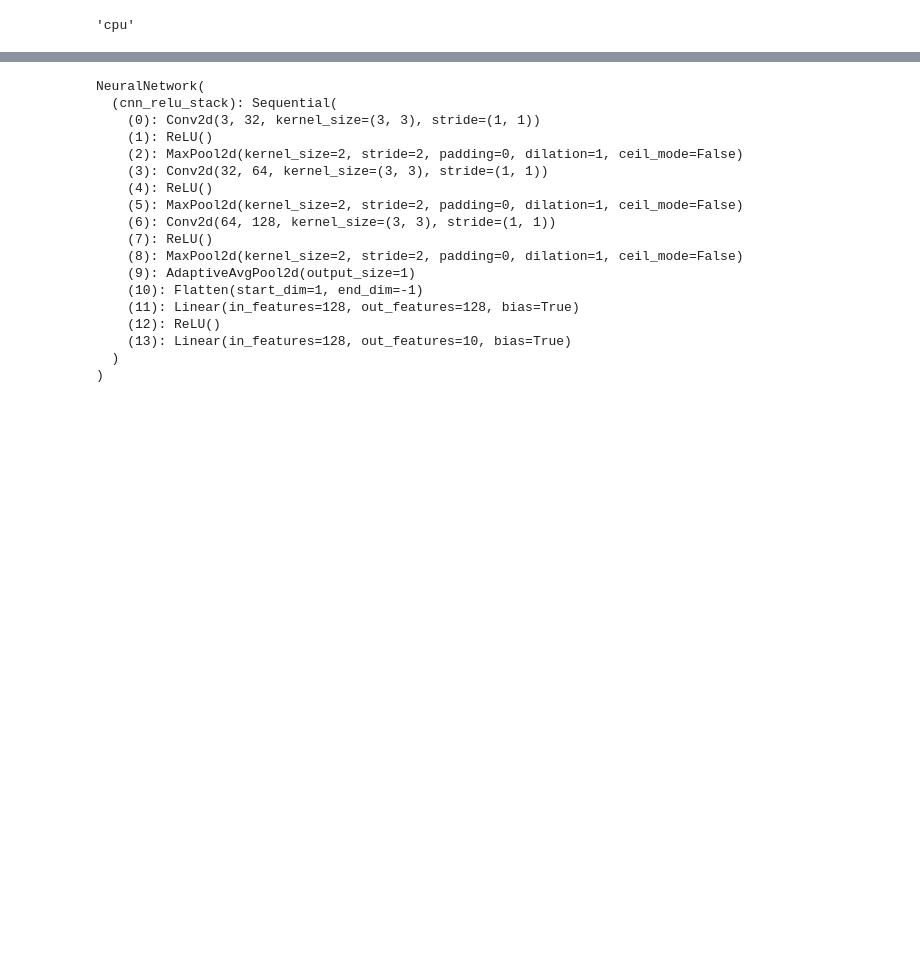
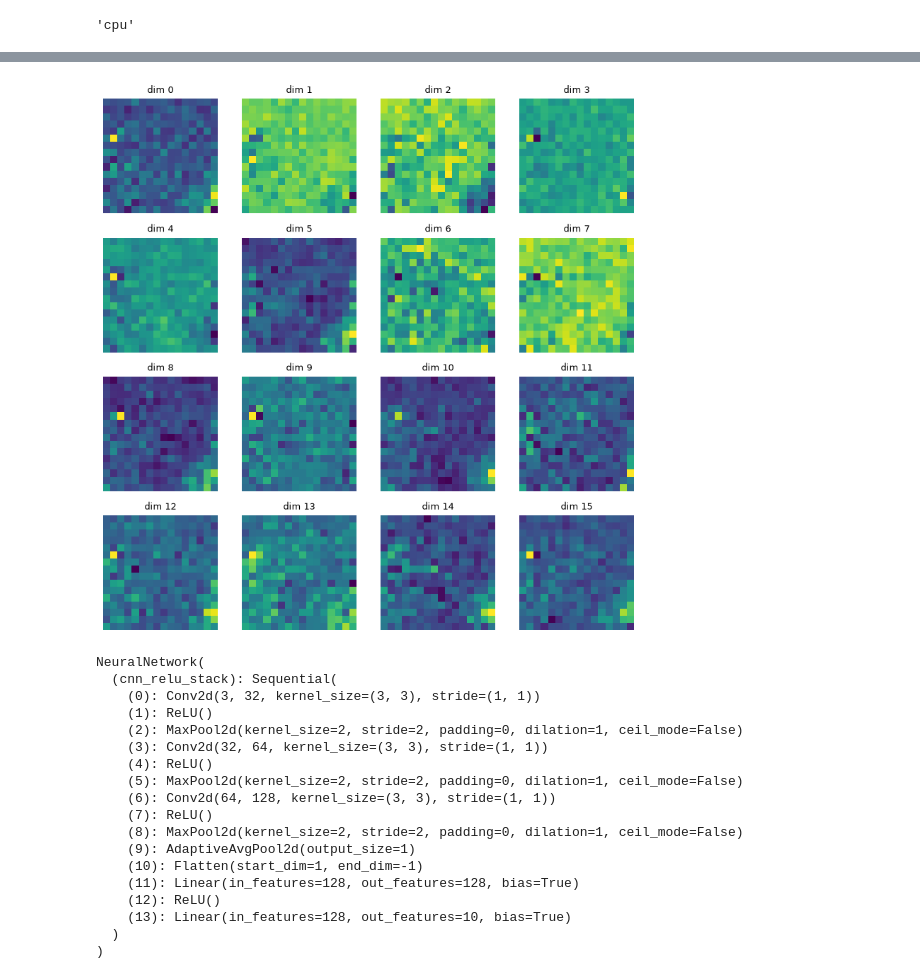
Before and after one commit to wasioujaharabi/Tiny_Vit-from-Scratch-for-Land-cover-detection, a Jupyter notebook: Tiny_vit.ipynb, the cells around one changed output, grey strips where cells are left out. Cells and saved outputs as stored; diff of their text form; code cells hidden in the pictures; blank space fills up the shorter version.

```diff
--- a/Tiny_vit.ipynb
+++ b/Tiny_vit.ipynb
@@ -124,3 +155,25 @@ class NeuralNetwork(nn.Module):
+# %%
+x,y = next(iter(train_dataloader))
+x =torch.unsqueeze(x[5],0)
+
+x_hat= embd(x)
+x_hat= torch.squeeze(x_hat)
+x_hat=x_hat.reshape(16, 16, 16)
+img = x_hat.detach()
+
+figure, axes= plt.subplots(4, 4, figsize=(8, 8))
+
+axes = axes.flatten()
+
+for i in range(16):
+    axes[i].imshow(img[i])
+    axes[i].set_title(f"dim {i}", fontsize=9)
+    axes[i].axis("off")
+
+plt.tight_layout()
+plt.show()
+# %% [output]
+[figure, added]
 # %%
 model = NeuralNetwork().to(device)
 print(model)
```
Also changed, not shown: parts of 6 cells of this notebook.
